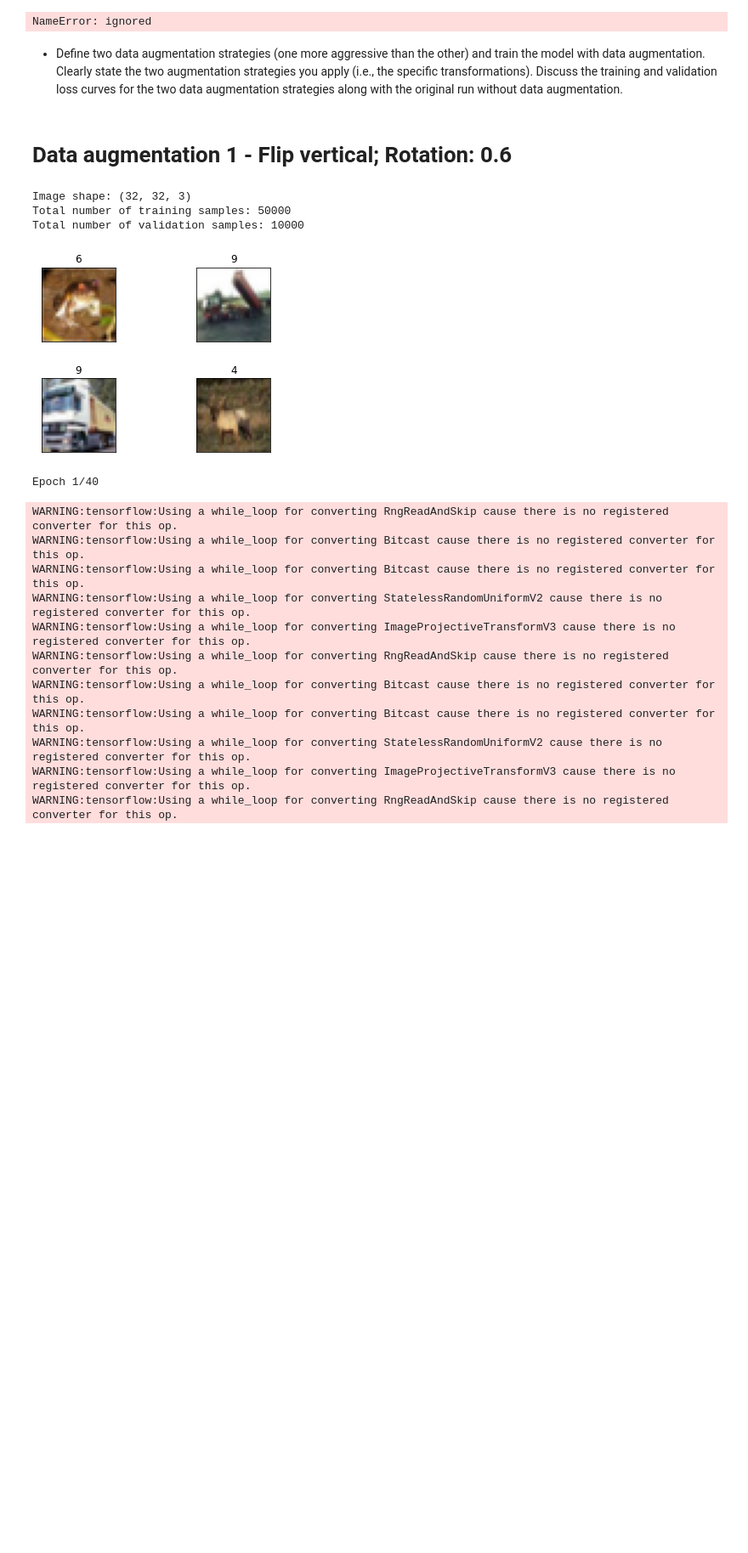
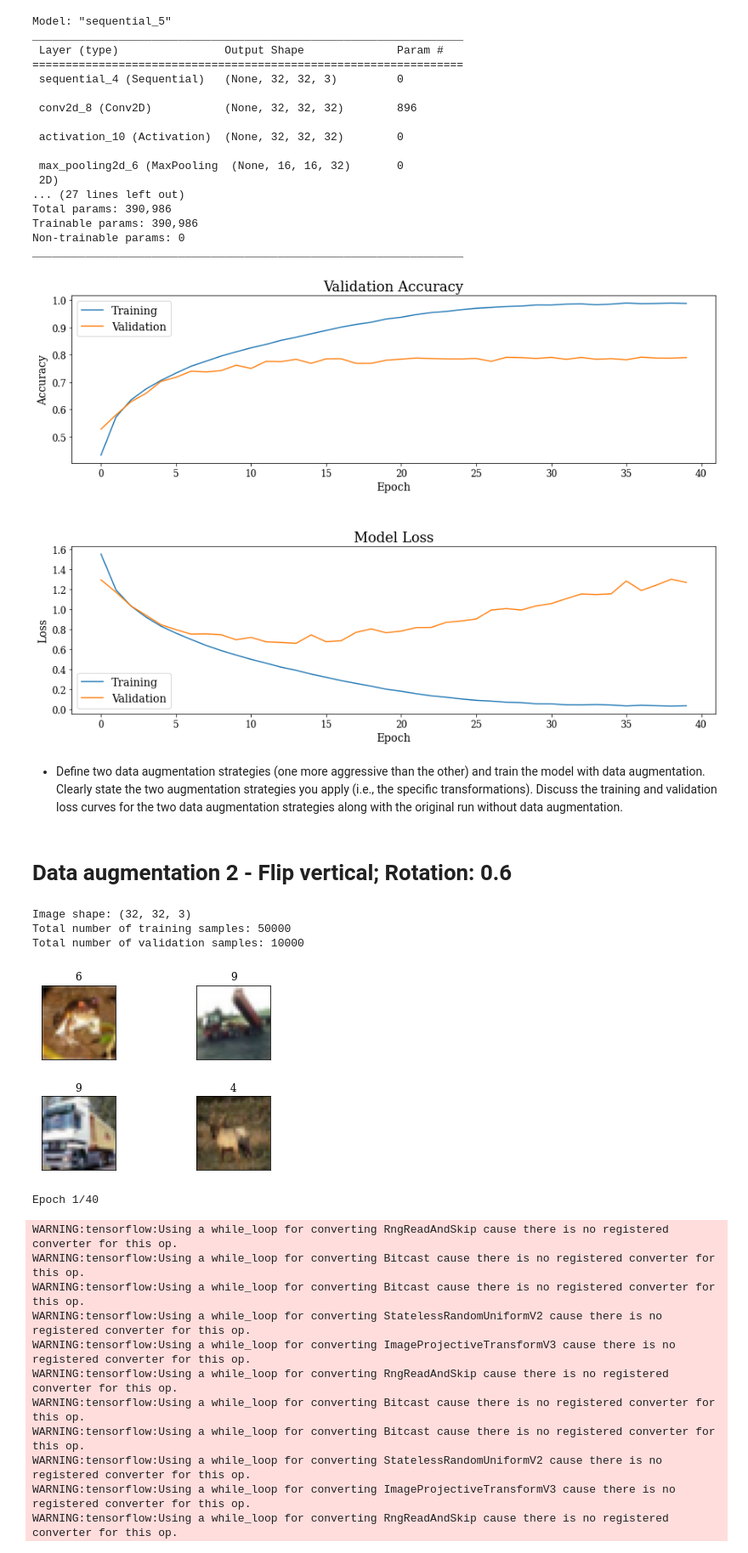
Before and after one commit to limited-fion/deep-learning-cw, a Jupyter notebook: 03_cw.ipynb, the cells around one changed output. Shown at 85% size. Drawn from its saved outputs; the diff is of its cells as text; code cells hidden in the pictures; blank space fills up the shorter version.

```diff
--- a/03_cw.ipynb
+++ b/03_cw.ipynb
@@ -59,0 +76,17 @@ def plot_history(history, metric = None):
+# %%
+import matplotlib as mpl
+import matplotlib.font_manager as fm
+from matplotlib import font_manager as fm
+
+!wget https://github.com/trishume/OpenTuringCompiler/blob/master/stdlib-sfml/fonts/Times%20New%20Roman.ttf
+
+font_files = fm.findSystemFonts()
+
+# Go through and add each to Matplotlib's font cache.
+for font_file in font_files:
+    fm.fontManager.addfont(font_file)
+
+# fm.fontManager.ttflist += fm.createFontList(['Times New Roman.ttf'])
+
+# Use your new font on all your plots.
+plt.rc('font', family='serif')
@@ -62,4 +106,7 @@ def plot_history(history, metric = None):
 # %%
+# load the data
+(X_train, y_train), (X_test, y_test) = cifar10.load_data()
+
 print('Image shape: {0}'.format(X_train.shape[1:]))
 print('Total number of training samples: {0}'.format(X_train.shape[0]))
 print('Total number of validation samples: {0}'.format(X_test.shape[0]))
@@ -114,7 +161,9 @@ model.compile(loss='categorical_crossentropy',
               optimizer=opt,
               metrics=['accuracy'])
 # Use 40 epochs as default value to plot your curves
-history = model.fit(X_train_n, Y_train_class, epochs=40, validation_data=(X_test_n,Y_test_class))
+history_da1 = model.fit(X_train_n, Y_train_class, epochs=40, validation_data=(X_test_n,Y_test_class))
+
+model.save('/content/drive/MyDrive/dl-cw-03/dataAug/da1')
 # %% [output]
 Image shape: (32, 32, 3)
 Total number of training samples: 50000
@@ -160,9 +226,27 @@ Epoch 40/40
-# %%
-plot_history(history, 'categorical_accuracy')
-# %% [output]
-NameError: ignored
+# %%
+plot_history(history_da1, 'da1.png', metric='accuracy')
+model.summary()
+# %% [output]
+Model: "sequential_5"
+_________________________________________________________________
+ Layer (type)                Output Shape              Param #
+=================================================================
+ sequential_4 (Sequential)   (None, 32, 32, 3)         0
+
+ conv2d_8 (Conv2D)           (None, 32, 32, 32)        896
+
+ activation_10 (Activation)  (None, 32, 32, 32)        0
+
+ max_pooling2d_6 (MaxPooling  (None, 16, 16, 32)       0
+ 2D)
+... (27 lines left out)
+Total params: 390,986
+Trainable params: 390,986
+Non-trainable params: 0
+_________________________________________________________________
+[figure, added]
 # %% [markdown]
 *   Define two data augmentation strategies (one more aggressive than the other) and train the model with data augmentation. Clearly state the two augmentation strategies you apply (i.e., the specific transformations). Discuss the training and validation loss curves for the two data augmentation strategies along with the original run without data augmentation.
 # %% [markdown]
-# **Data augmentation 1 - Flip vertical; Rotation: 0.6**
+# **Data augmentation 2 - Flip vertical; Rotation: 0.6**
 # %%
```
Also changed, not shown: parts of 27 cells of this notebook.
